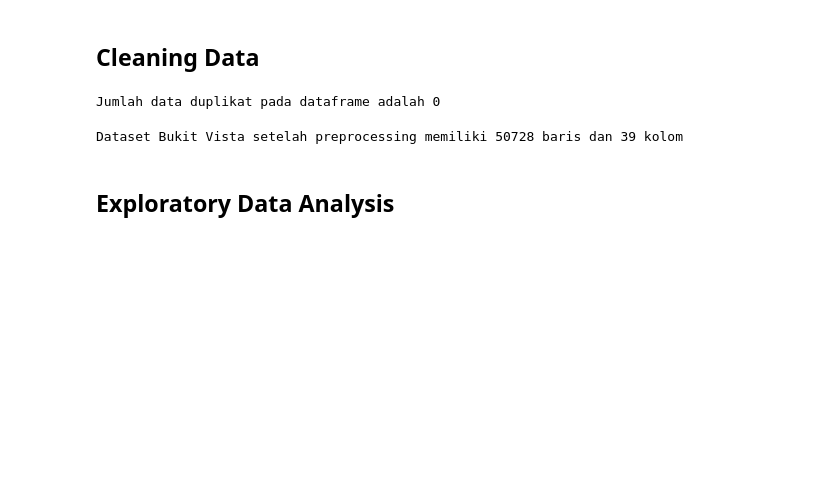
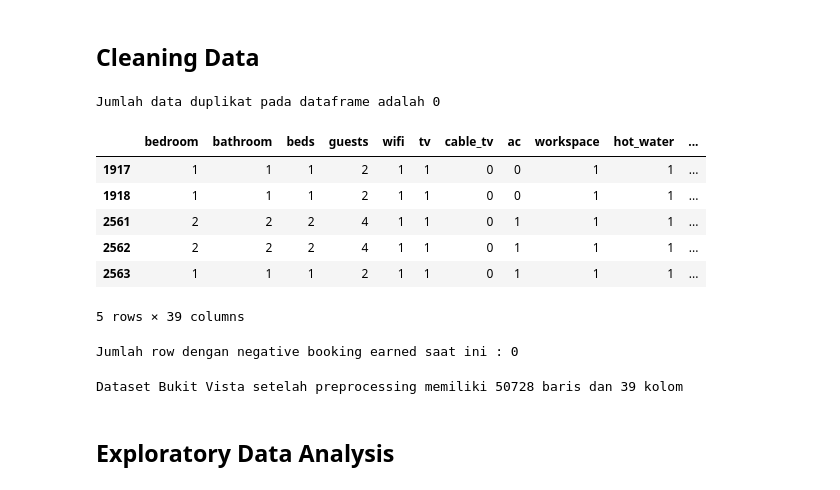
Before and after one commit to naufalsutrisna/Room-Pricing-Bukit-Vista, a Jupyter notebook: machine learning/preprocessing.ipynb, the cells around one changed output. Cells and saved outputs as stored; diff of their text form; code cells hidden in the pictures; blank space fills up the shorter version.

```diff
--- a/machine learning/preprocessing.ipynb
+++ b/machine learning/preprocessing.ipynb
@@ -180,6 +180,25 @@ df.drop_duplicates(inplace=True)
 print("Jumlah data duplikat pada dataframe adalah {}".format(df.duplicated().sum()))
 # %% [output]
 Jumlah data duplikat pada dataframe adalah 0
+# %%
+negative_booking_earned = df[df['booking_earned'] < 0]
+
+negative_booking_earned.head()
+# %% [output]
+|  | bedroom | bathroom | beds | guests | wifi | tv | cable_tv | ac | workspace | hot_water | ... |
+| 1917 | 1 | 1 | 1 | 2 | 1 | 1 | 0 | 0 | 1 | 1 | ... |
+| 1918 | 1 | 1 | 1 | 2 | 1 | 1 | 0 | 0 | 1 | 1 | ... |
+| 2561 | 2 | 2 | 2 | 4 | 1 | 1 | 0 | 1 | 1 | 1 | ... |
+| 2562 | 2 | 2 | 2 | 4 | 1 | 1 | 0 | 1 | 1 | 1 | ... |
+| 2563 | 1 | 1 | 1 | 2 | 1 | 1 | 0 | 1 | 1 | 1 | ... |
+5 rows × 39 columns
+# %%
+# Directly changing negative values to positive in the original DataFrame
+df.loc[df['booking_earned'] < 0, 'booking_earned'] = df['booking_earned'].abs()
+
+print("Jumlah row dengan negative booking earned saat ini :", df[df['booking_earned'] < 0].shape[0])
+# %% [output]
+Jumlah row dengan negative booking earned saat ini : 0
 # %%
 print("Dataset Bukit Vista setelah preprocessing memiliki {} baris dan {} kolom".format(df.shape[0], df.shape[1]))
 # %% [output]
```
Also changed, not shown: parts of 2 cells of this notebook.
